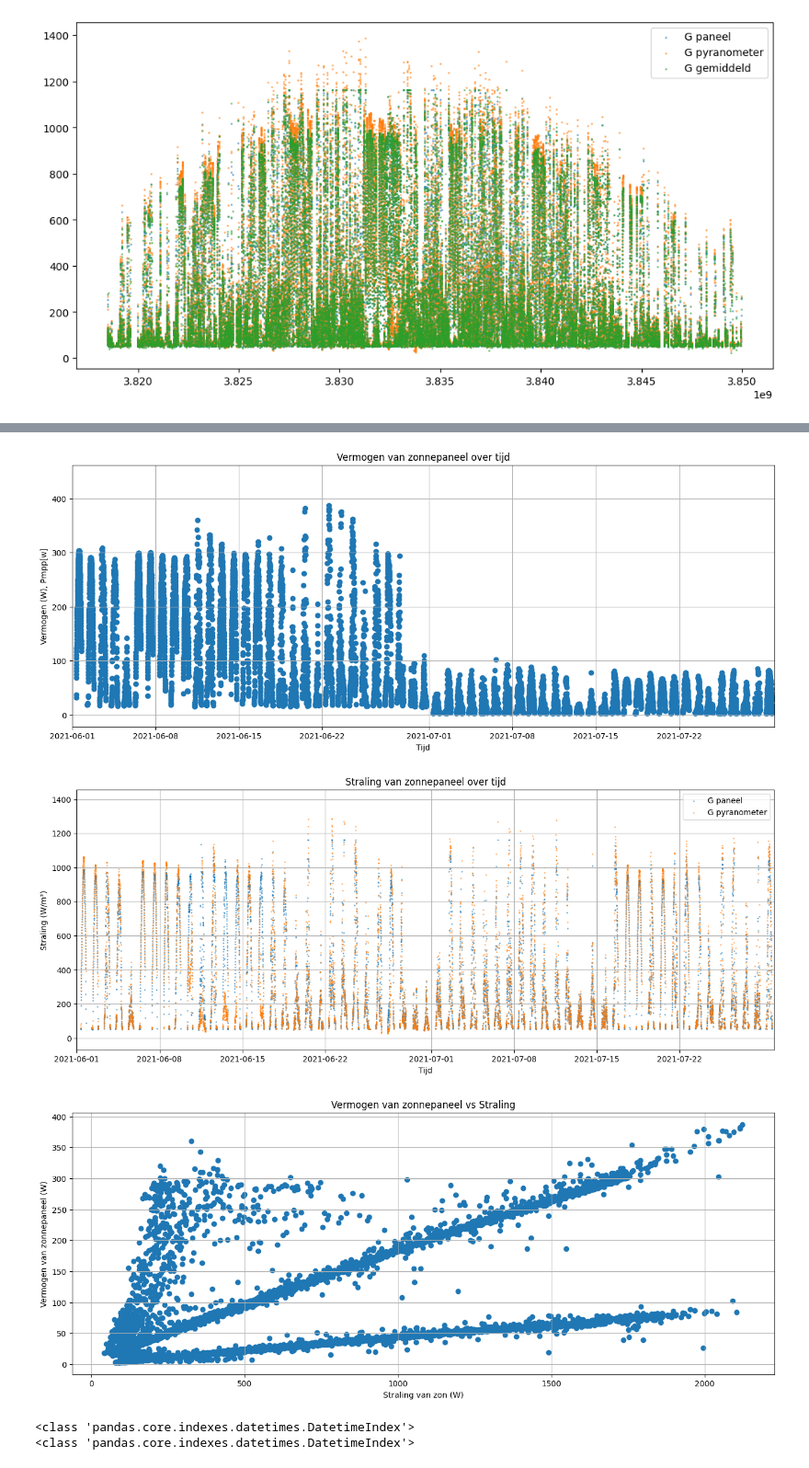
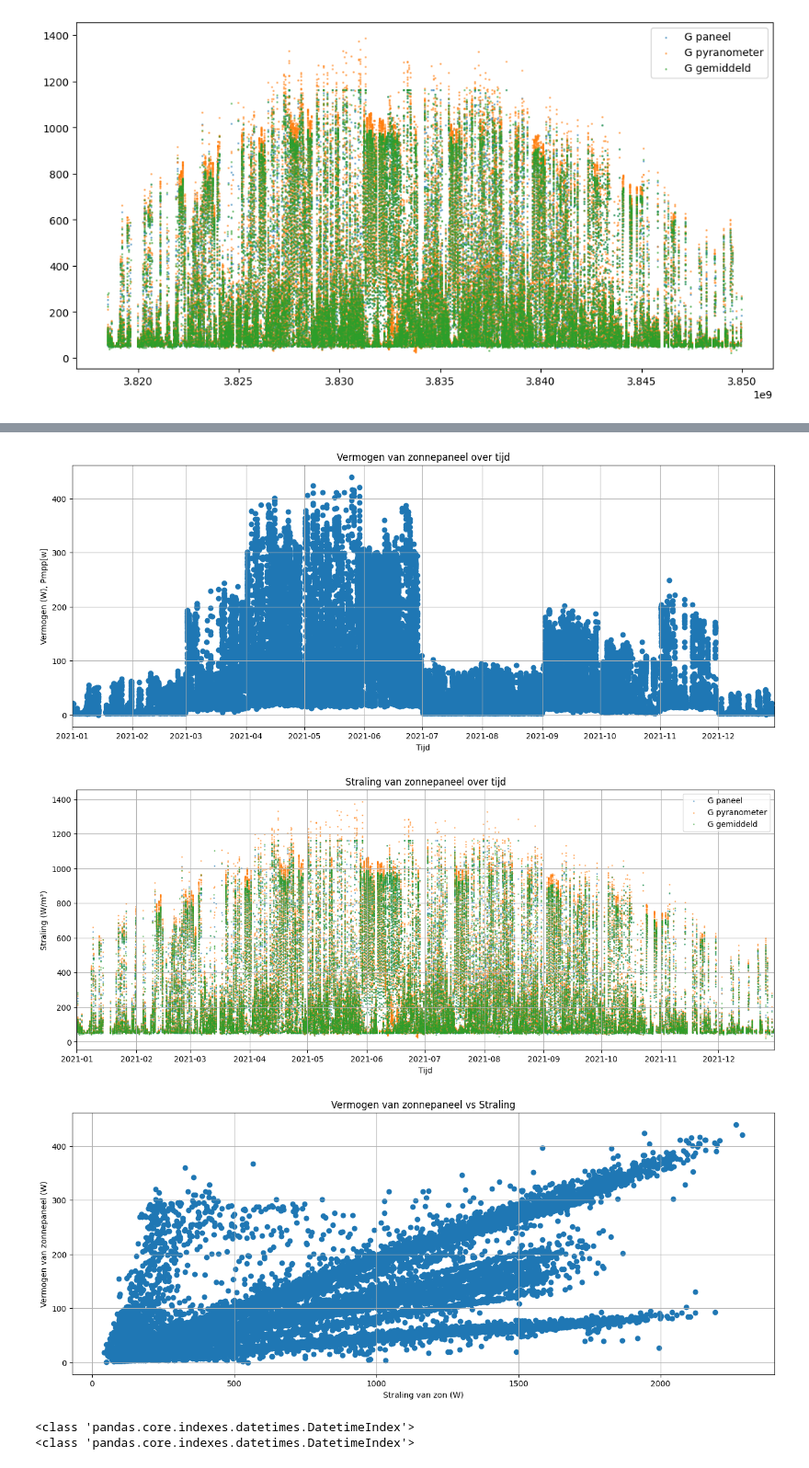
Before and after one commit to Qrax/PV-Systems-Data, a Jupyter notebook: Simulaties_met_amolf_data.ipynb, the cells around one changed output, grey strips where cells are left out. Shown at 92% size. Saved outputs shown, nothing was run; the diff lists cells and outputs as text; code cells hidden in the pictures.

Commit message:
Verder gedebugd. Verschillende plots gemaaakt daarvoor

```diff
--- a/Simulaties_met_amolf_data.ipynb
+++ b/Simulaties_met_amolf_data.ipynb
@@ -329,6 +378,6 @@ synced_df
 # %%
-begin = pd.Timestamp('2021-06-1')
-end = pd.Timestamp('2021-07-30')
+begin = pd.Timestamp('2021-01-01')
+end = pd.Timestamp('2021-12-30')
 
 import matplotlib.pyplot as plt
 plt.figure(figsize=(16, 6))
@@ -338,36 +387,37 @@ plt.ylabel('Vermogen (W), Pmpp[w]')
 plt.title('Vermogen van zonnepaneel over tijd')
 plt.xlim(begin,end)
 plt.grid()
 
 plt.show()
 plt.figure(figsize=(16, 6))
 #plt.scatter(synced_df.index, synced_df['Pmpp[W]_3 (Solarpanel parameters)'],alpha=0.5,s=0.1)
 plt.scatter(synced_df.index, synced_df['G[W/mï½²]_3 (Solarpanel parameters)'],alpha=0.5,s=1,label='G paneel')
 plt.scatter(synced_df.index, synced_df['G_pyranometer[W/mï½²]_3 (Solarpanel parameters)'],alpha=0.5,s=1, label='G pyranometer')
+plt.scatter(synced_df.index, synced_df['average G [W/m²]_3 (Solarpanel curves)'],alpha=0.5, s=1, label='G gemiddeld')
 plt.xlabel('Tijd')
 plt.ylabel('Straling (W/m²)')
 plt.title('Straling van zonnepaneel over tijd')
 plt.xlim(begin,end )
 plt.grid()
 plt.legend()
 plt.show()
 
 begin_rendement = begin #pd.Timestamp('2021-05-1')
 end_rendement = end #pd.Timestamp('2021-06-30')
 
 maandenchecken = synced_df.loc[begin_rendement:end_rendement].copy()
 
 plt.figure(figsize=(16, 6))
 plt.scatter(maandenchecken['G_pyranometer[W/mï½²]_3 (Solarpanel parameters)']*1.65,maandenchecken['Pmpp[W]_3 (Solarpanel parameters)'])
 plt.xlabel('Straling van zon (W)')
 plt.ylabel('Vermogen van zonnepaneel (W)')
 plt.title('Vermogen van zonnepaneel vs Straling')
 plt.grid()
 plt.show()
 # %% [output]
-[figure, old version]
+[figure, new version]
-[figure, old version]
+[figure, new version]
-[figure, old version]
+[figure, new version]
 # %%
 print(type(synced_df.index))
 synced_df.index = pd.to_datetime(synced_df.index)
```
Also changed, not shown: parts of 4 cells of this notebook.
